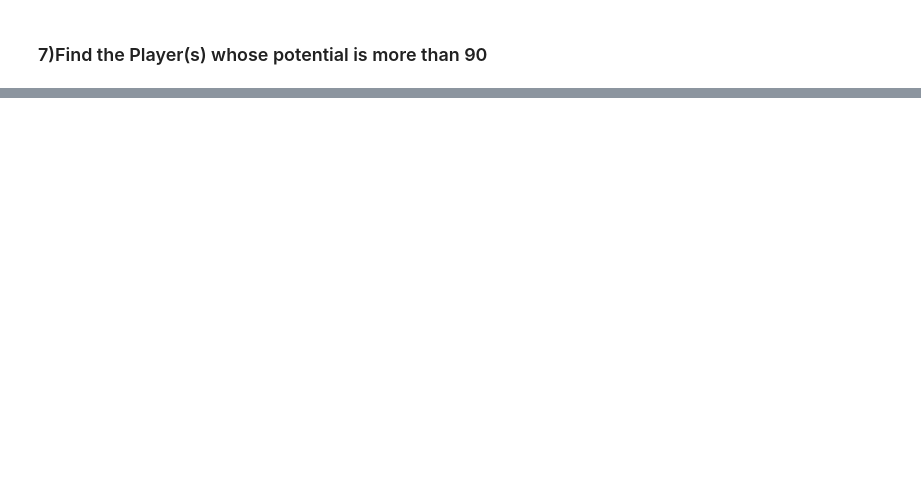
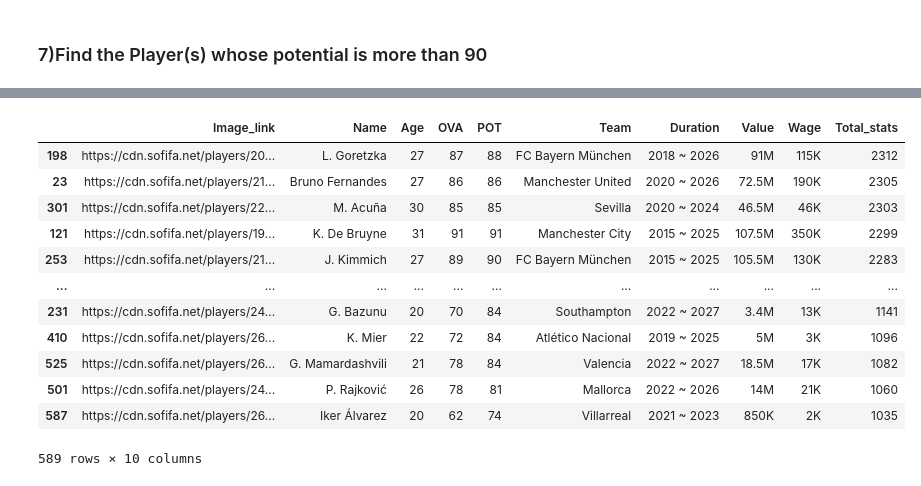
Before and after one commit to rishikesh-sarangi/FIFA-DATASET-EDA-WEB-SCRAPPING-, a Jupyter notebook: FIFA DATASET EDA (WEB SCRAPPING).ipynb, the cells around one changed output, grey strips where cells are left out. Saved outputs shown, nothing was run; the diff lists cells and outputs as text; code cells hidden in the pictures; blank space fills up the shorter version.

```diff
--- a/FIFA DATASET EDA (WEB SCRAPPING).ipynb
+++ b/FIFA DATASET EDA (WEB SCRAPPING).ipynb
@@ -650,0 +684,18 @@ fifa_highpotential
+# %%
+fifa_total_stats.sort_values(by='Total_stats', ascending=False, inplace=True)
+# %%
+fifa_total_stats
+# %% [output]
+|  | Image_link | Name | Age | OVA | POT | Team | Duration | Value | Wage | Total_stats |
+| 198 | https://cdn.sofifa.net/players/20... | L. Goretzka | 27 | 87 | 88 | FC Bayern München | 2018 ~ 2026 | 91M | 115K | 2312 |
+| 23 | https://cdn.sofifa.net/players/21... | Bruno Fernandes | 27 | 86 | 86 | Manchester United | 2020 ~ 2026 | 72.5M | 190K | 2305 |
+| 301 | https://cdn.sofifa.net/players/22... | M. Acuña | 30 | 85 | 85 | Sevilla | 2020 ~ 2024 | 46.5M | 46K | 2303 |
+| 121 | https://cdn.sofifa.net/players/19... | K. De Bruyne | 31 | 91 | 91 | Manchester City | 2015 ~ 2025 | 107.5M | 350K | 2299 |
+| 253 | https://cdn.sofifa.net/players/21... | J. Kimmich | 27 | 89 | 90 | FC Bayern München | 2015 ~ 2025 | 105.5M | 130K | 2283 |
+| ... | ... | ... | ... | ... | ... | ... | ... | ... | ... | ... |
+| 231 | https://cdn.sofifa.net/players/24... | G. Bazunu | 20 | 70 | 84 | Southampton | 2022 ~ 2027 | 3.4M | 13K | 1141 |
+| 410 | https://cdn.sofifa.net/players/26... | K. Mier | 22 | 72 | 84 | Atlético Nacional | 2019 ~ 2025 | 5M | 3K | 1096 |
+| 525 | https://cdn.sofifa.net/players/26... | G. Mamardashvili | 21 | 78 | 84 | Valencia | 2022 ~ 2027 | 18.5M | 17K | 1082 |
+| 501 | https://cdn.sofifa.net/players/24... | P. Rajković | 26 | 78 | 81 | Mallorca | 2022 ~ 2026 | 14M | 21K | 1060 |
+| 587 | https://cdn.sofifa.net/players/26... | Iker Álvarez | 20 | 62 | 74 | Villarreal | 2021 ~ 2023 | 850K | 2K | 1035 |
+589 rows × 10 columns
```
Also changed, not shown: parts of 50 cells of this notebook.
